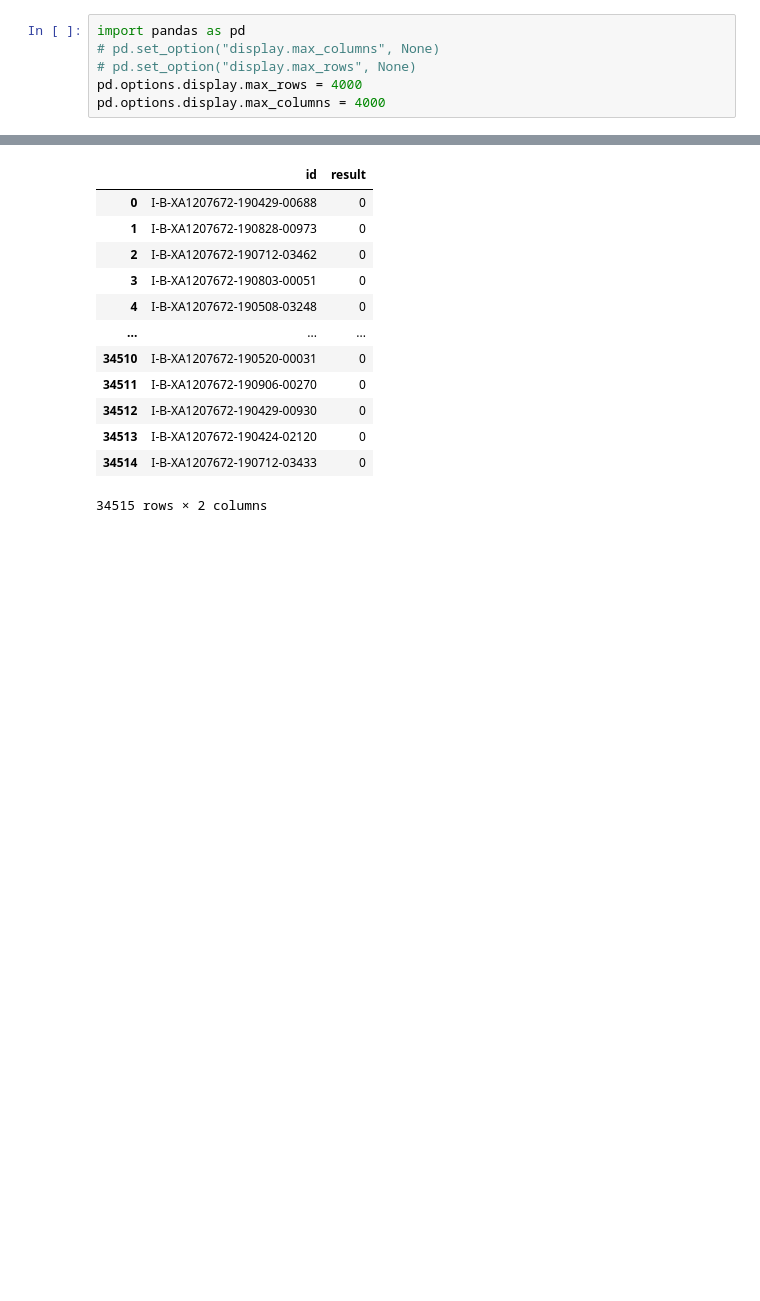
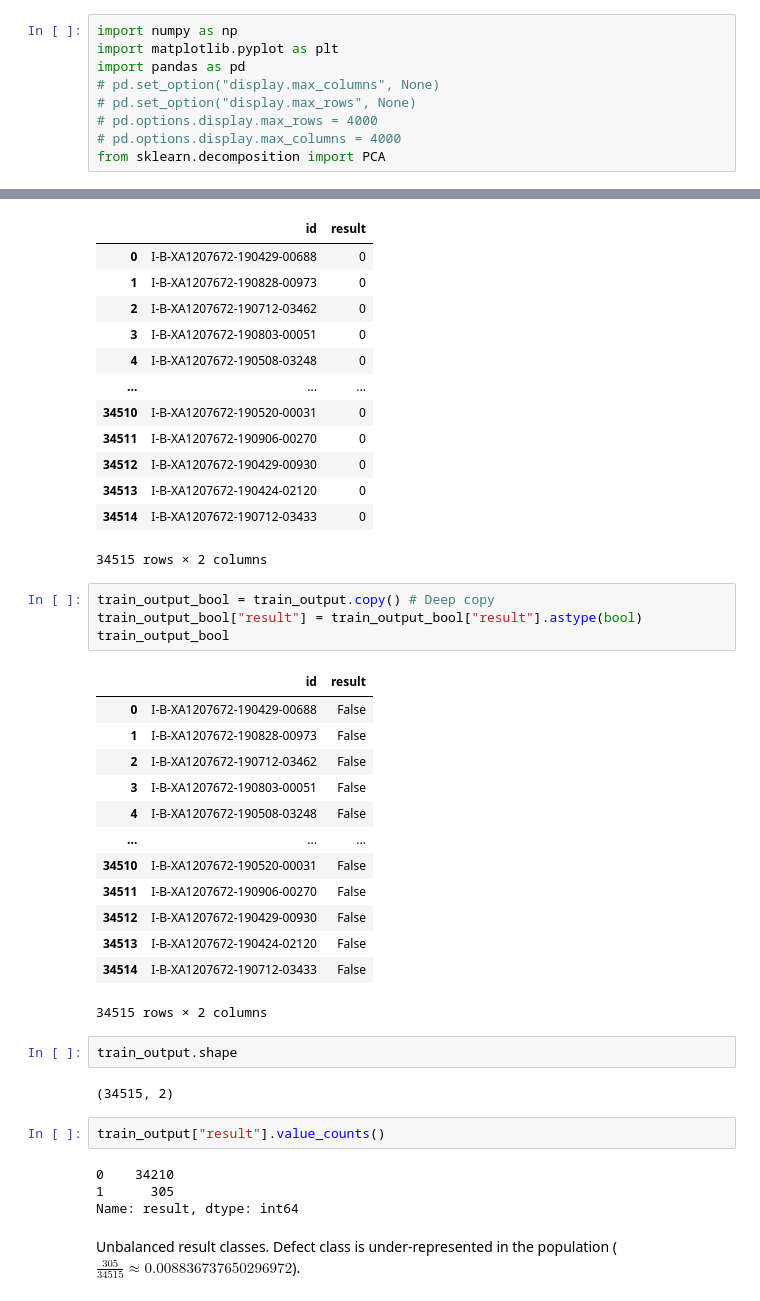
Before and after one commit to FABallemand/DefectPredictionOnProductionLines, a Jupyter notebook: data_analysis/data_analysis.ipynb, the cells around one changed output, grey strips where cells are left out. Drawn from its saved outputs; the diff is of its cells as text; blank space fills up the shorter version.

```diff
--- a/data_analysis/data_analysis.ipynb
+++ b/data_analysis/data_analysis.ipynb
@@ -1,9 +1,12 @@
 # %% [markdown]
 # Data Analysis
 # %%
+import numpy as np
+import matplotlib.pyplot as plt
 import pandas as pd
 # pd.set_option("display.max_columns", None)
 # pd.set_option("display.max_rows", None)
-pd.options.display.max_rows = 4000
-pd.options.display.max_columns = 4000
+# pd.options.display.max_rows = 4000
+# pd.options.display.max_columns = 4000
+from sklearn.decomposition import PCA
 # %% [markdown]
@@ -113,3 +161,33 @@ train_output
 | 34513 | I-B-XA1207672-190424-02120 | 0 |
 | 34514 | I-B-XA1207672-190712-03433 | 0 |
 34515 rows × 2 columns
+# %%
+train_output_bool = train_output.copy() # Deep copy
+train_output_bool["result"] = train_output_bool["result"].astype(bool)
+train_output_bool
+# %% [output]
+|  | id | result |
+| 0 | I-B-XA1207672-190429-00688 | False |
+| 1 | I-B-XA1207672-190828-00973 | False |
+| 2 | I-B-XA1207672-190712-03462 | False |
+| 3 | I-B-XA1207672-190803-00051 | False |
+| 4 | I-B-XA1207672-190508-03248 | False |
+| ... | ... | ... |
+| 34510 | I-B-XA1207672-190520-00031 | False |
+| 34511 | I-B-XA1207672-190906-00270 | False |
+| 34512 | I-B-XA1207672-190429-00930 | False |
+| 34513 | I-B-XA1207672-190424-02120 | False |
+| 34514 | I-B-XA1207672-190712-03433 | False |
+34515 rows × 2 columns
+# %%
+train_output.shape
+# %% [output]
+(34515, 2)
+# %%
+train_output["result"].value_counts()
+# %% [output]
+0    34210
+1      305
+Name: result, dtype: int64
+# %% [markdown]
+Unbalanced result classes. Defect class is under-represented in the population ($\frac{305}{34515} \approx 0.008836737650296972$).
```
Also changed, not shown: parts of 10 cells of this notebook.
